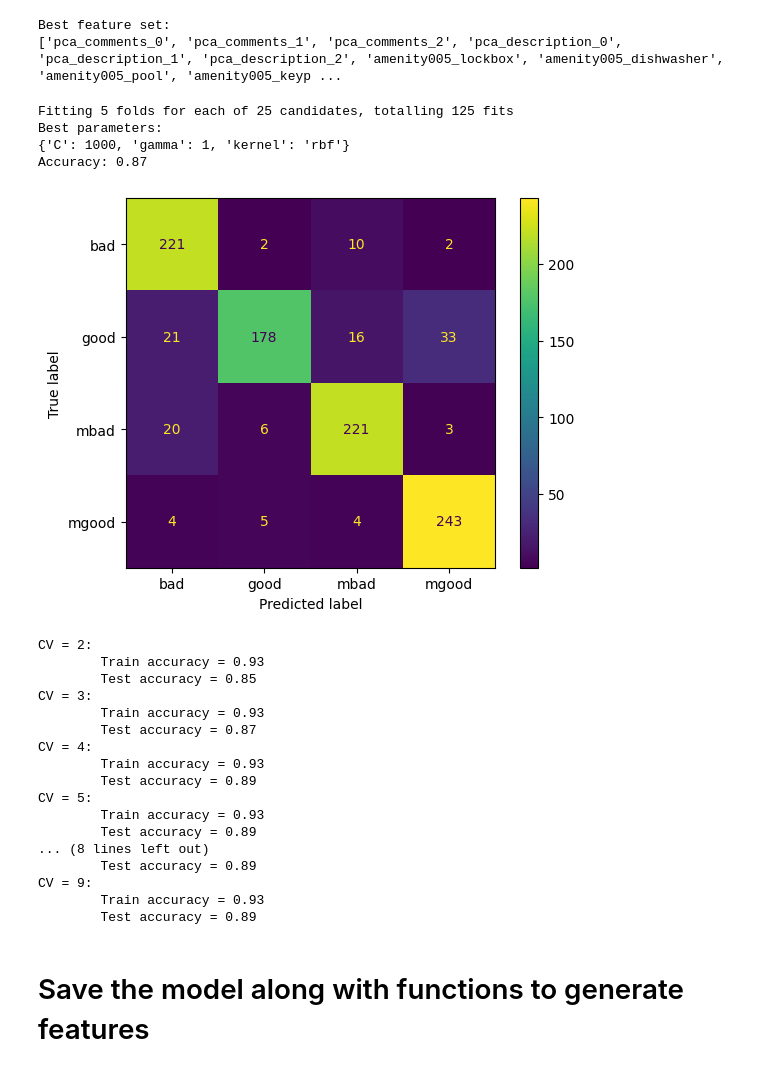
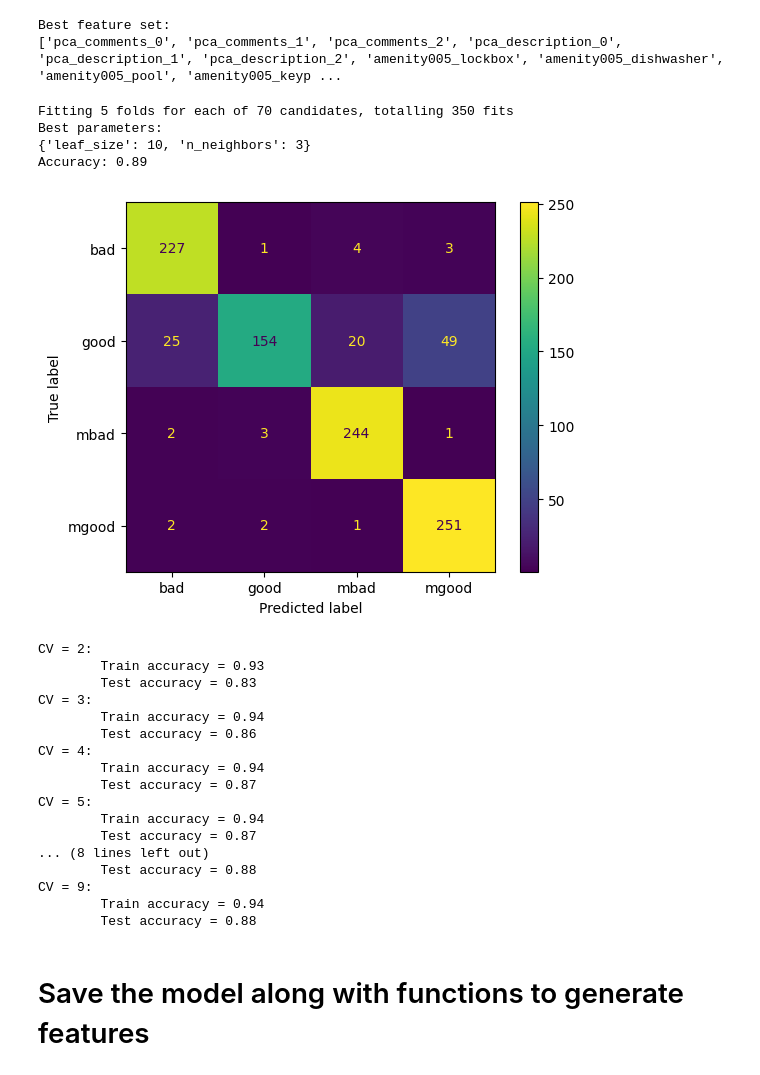
Before and after one commit to g1776/DS440CapstoneIndubitably, a Jupyter notebook: notebooks/modelling/models.ipynb, the cells around one changed output. Drawn from its saved outputs; the diff is of its cells as text; code cells hidden in the pictures.

```diff
--- a/notebooks/modelling/models.ipynb
+++ b/notebooks/modelling/models.ipynb
@@ -85,6 +85,9 @@ best_feature_set = None
 num_of_feature_sets_combinations = len(feature_sets_combinations)
 
 for i, feature_sets_combination in enumerate(feature_sets_combinations):
+
+    if "pca_comments_" not in feature_sets_combination and "pca_description_" not in feature_sets_combination:
+        continue
 
     print(f"Testing feature sets combination {i + 1} of {num_of_feature_sets_combinations} ({feature_sets_combination})")
 
@@ -213,56 +254,55 @@ print(columns_in_best_feature_set)
 Best feature set:
 ['pca_comments_0', 'pca_comments_1', 'pca_comments_2', 'pca_description_0', 'pca_description_1', 'pca_description_2', 'amenity005_lockbox', 'amenity005_dishwasher', 'amenity005_pool', 'amenity005_keyp ...
 # %%
-# load ExtraTreesClassifier
-from sklearn.svm import SVC
+from sklearn.neighbors import KNeighborsClassifier
 
 # apply GridSearchCV to find the best parameters
 from sklearn.model_selection import GridSearchCV
 
-# params for Support Vector Classifier
-param_grid = {'C': [0.1, 1, 10, 100, 1000],
-              'gamma': [1, 0.1, 0.01, 0.001, 0.0001],
-              'kernel': ['rbf']}
+# params for KNC
+param_grid = {
+    "n_neighbors": [3, 5, 7, 9, 11, 13, 15],
+    "leaf_size": [10, 20, 30, 40, 50, 60, 70, 80, 90, 100],
+}
 
-
-clf = GridSearchCV(SVC(), param_grid, cv=5, n_jobs=-1, verbose=1)
+clf = GridSearchCV(KNeighborsClassifier(), param_grid, cv=5, n_jobs=-1, verbose=1)
 
 # oversample and get train/test split
 X, y = oversample.fit_resample(df_best_subset.drop(columns=["label"]), df_best_subset["label"])
 X_train, X_test, y_train, y_test = train_test_split(X, y, test_size=0.2, random_state=42)
 clf.fit(X_train, y_train)
 best_clf = clf.best_estimator_
 
 # print the best parameters
 print("Best parameters:")
 print(clf.best_params_)
 
 # predict
 y_pred = best_clf.predict(X_test)
 
 # evaluate
 from sklearn.metrics import accuracy_score
 
 print("Accuracy:", round(accuracy_score(y_test, y_pred), 2))
 
 # plot a confusion matrix
 from sklearn.metrics import ConfusionMatrixDisplay
 import matplotlib.pyplot as plt
 cm = ConfusionMatrixDisplay.from_predictions(y_test, y_pred)
 plt.show()
 # %% [output]
-Fitting 5 folds for each of 25 candidates, totalling 125 fits
+Fitting 5 folds for each of 70 candidates, totalling 350 fits
 Best parameters:
-{'C': 1000, 'gamma': 1, 'kernel': 'rbf'}
-Accuracy: 0.87
+{'leaf_size': 10, 'n_neighbors': 3}
+Accuracy: 0.89
-[figure, old version]
+[figure, new version]
 # %%
 import plotly.express as px
 
 best_params = clf.best_params_
 
 # build model
-etc = SVC(**best_params)
+etc = KNeighborsClassifier(**best_params)
 
 # run with 1 to 10 fold cv and plot the train and test accuracy for each
 from sklearn.model_selection import cross_validate
@@ -285,21 +325,21 @@ px.line(all_scores_df, x="folds", y=["train_accuracy", "test_accuracy"], title="
 # %% [output]
 CV = 2:
         Train accuracy = 0.93
-        Test accuracy = 0.85
+        Test accuracy = 0.83
 CV = 3:
-        Train accuracy = 0.93
+        Train accuracy = 0.94
+        Test accuracy = 0.86
+CV = 4:
+        Train accuracy = 0.94
         Test accuracy = 0.87
-CV = 4:
-        Train accuracy = 0.93
-        Test accuracy = 0.89
 CV = 5:
-        Train accuracy = 0.93
-        Test accuracy = 0.89
+        Train accuracy = 0.94
+        Test accuracy = 0.87
 ... (8 lines left out)
-        Test accuracy = 0.89
+        Test accuracy = 0.88
 CV = 9:
-        Train accuracy = 0.93
-        Test accuracy = 0.89
+        Train accuracy = 0.94
+        Test accuracy = 0.88
 # %% [markdown]
 # Save the model along with functions to generate features
 # %%
```
Also changed, not shown: parts of 2 cells of this notebook, 3 other files.
